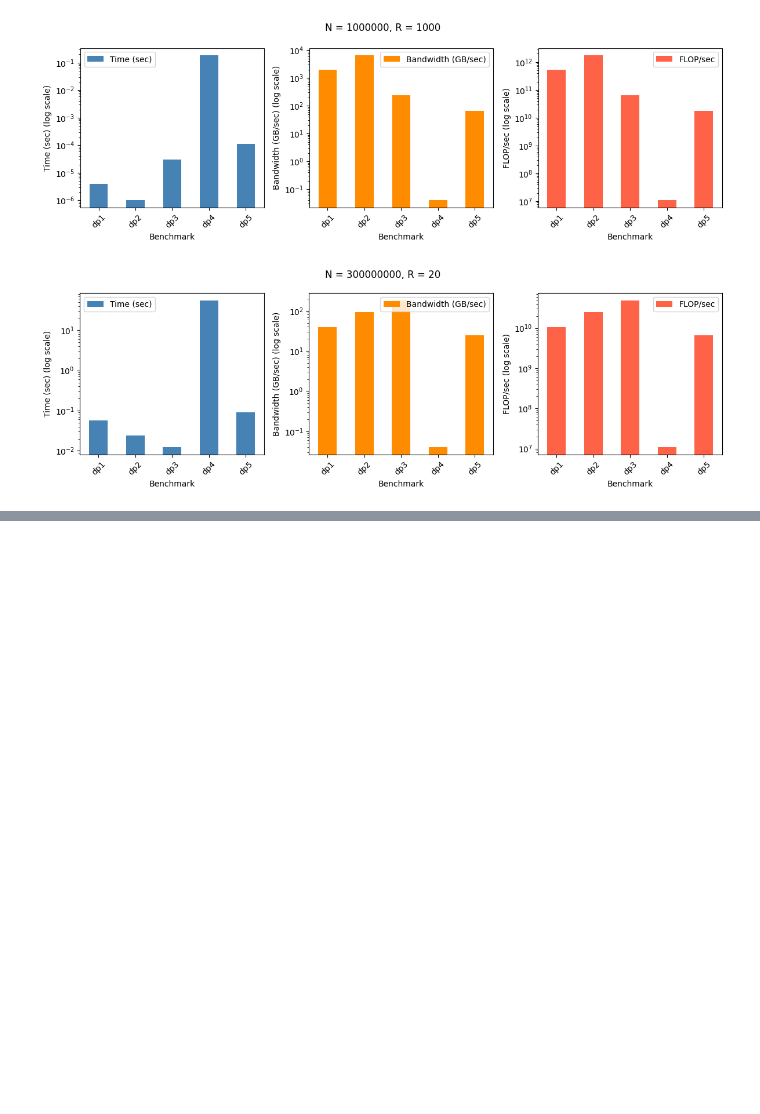
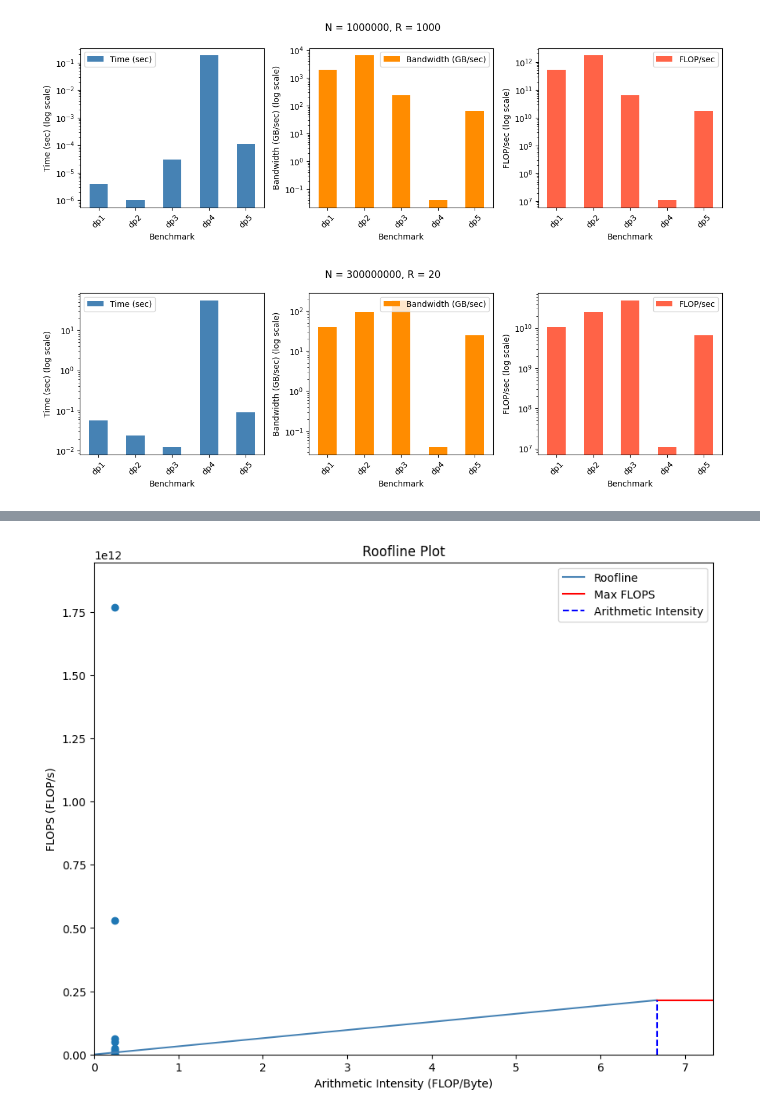
Before and after one commit to Tptrix29/COMS6998_HPML, a Jupyter notebook: hw1/vis.ipynb, the cells around one changed output, grey strips where cells are left out. Drawn from its saved outputs; the diff is of its cells as text; code cells hidden in the pictures; blank space fills up the shorter version.

```diff
--- a/hw1/vis.ipynb
+++ b/hw1/vis.ipynb
@@ -85,0 +114,21 @@ vis(300000000, 20)
+# %%
+x = np.linspace(0, ARITHMETIC_INTENSITY_CUTOFF, 100)
+intercept = MAX_FLOPS * 2**30 - ARITHMETIC_INTENSITY_CUTOFF * slope
+y = x * slope + intercept
+xlim = ARITHMETIC_INTENSITY_CUTOFF * 1.1
+ylim = max(df['FLOP/sec']) * 1.1
+plt.figure(figsize=(10, 8))
+plt.scatter(df['arithmetic_intensity'], df['FLOP/sec'])
+plt.plot(x, y, color='steelblue', label='Roofline')
+plt.axhline(MAX_FLOPS * 2**30, color='red', label='Max FLOPS', xmin=ARITHMETIC_INTENSITY_CUTOFF/xlim, xmax=10)
+plt.axvline(ARITHMETIC_INTENSITY_CUTOFF, color='blue', linestyle='--', label='Arithmetic Intensity', ymin=0, ymax=MAX_FLOPS * 2**30 / ylim)
+plt.xlabel('Arithmetic Intensity (FLOP/Byte)')
+plt.ylabel('FLOPS (FLOP/s)')
+plt.title('Roofline Plot')
+plt.xlim(0, xlim)
+plt.ylim(0, ylim)
+plt.legend()
+# plt.yscale('log')
+plt.show()
+# %% [output]
+[figure, added]
```
Also changed, not shown: parts of 8 cells of this notebook, 3 other files.
